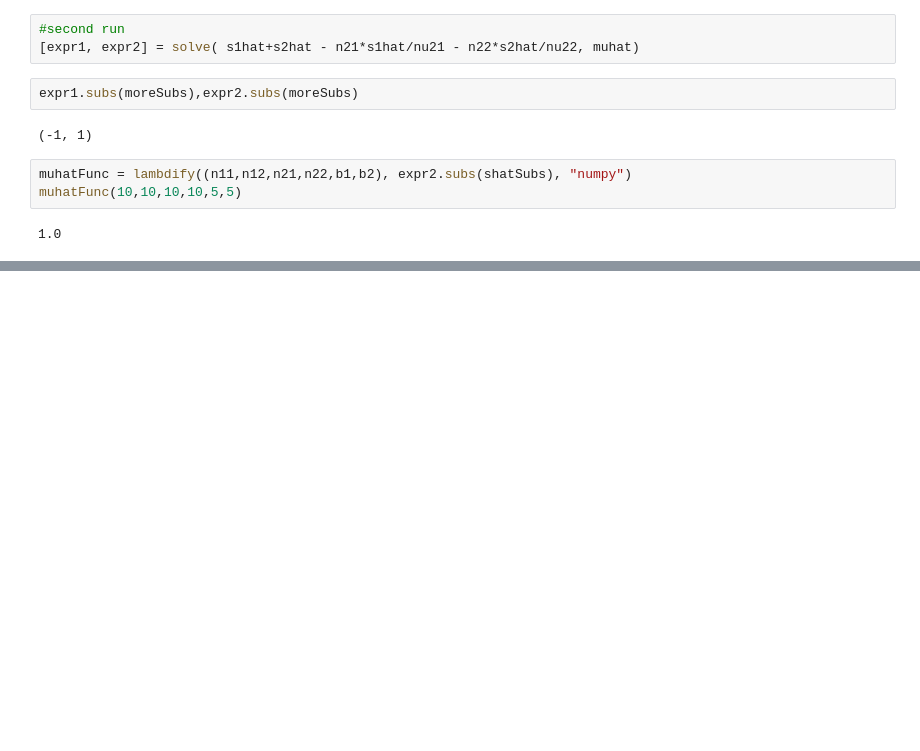
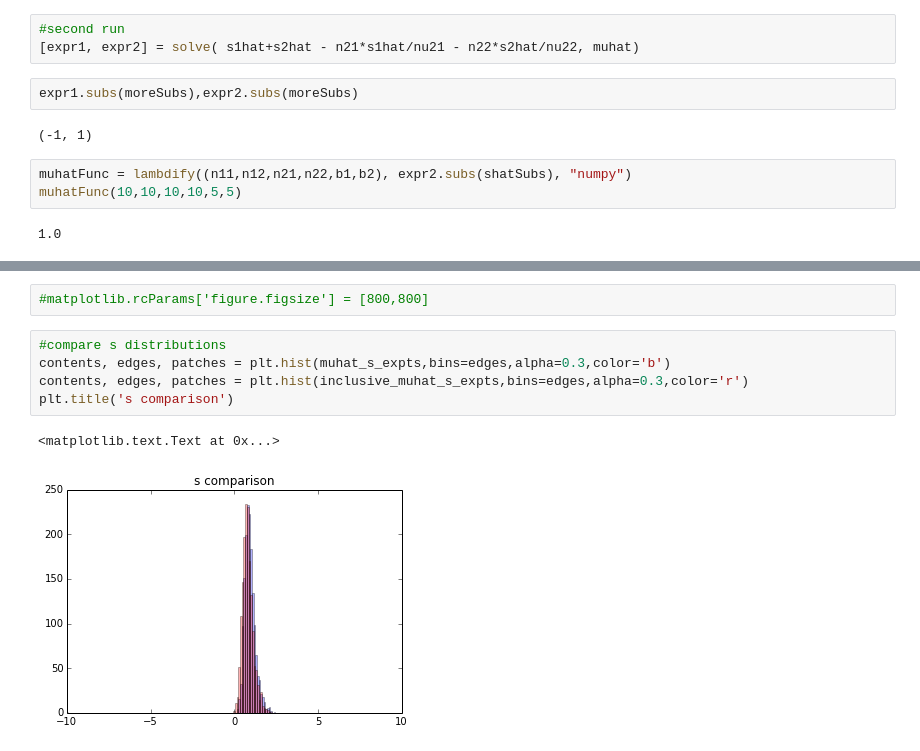
Before and after one commit to cranmer/play, a Jupyter notebook: misc/DataGuidedSequentialSearch.ipynb, the cells around one changed output, grey strips where cells are left out. Saved outputs shown, nothing was run; the diff lists cells and outputs as text; blank space fills up the shorter version.

```diff
--- a/misc/DataGuidedSequentialSearch.ipynb
+++ b/misc/DataGuidedSequentialSearch.ipynb
@@ -58,0 +171,10 @@ contents, edges, patches = plt.hist(muhat_expts,bins=30)
+# %%
+#matplotlib.rcParams['figure.figsize'] = [800,800]
+# %%
+#compare s distributions
+contents, edges, patches = plt.hist(muhat_s_expts,bins=edges,alpha=0.3,color='b')
+contents, edges, patches = plt.hist(inclusive_muhat_s_expts,bins=edges,alpha=0.3,color='r')
+plt.title('s comparison')
+# %% [output]
+<matplotlib.text.Text at 0x...>
+[figure, added]
```
Also changed, not shown: parts of 17 cells of this notebook, 1 other file.
